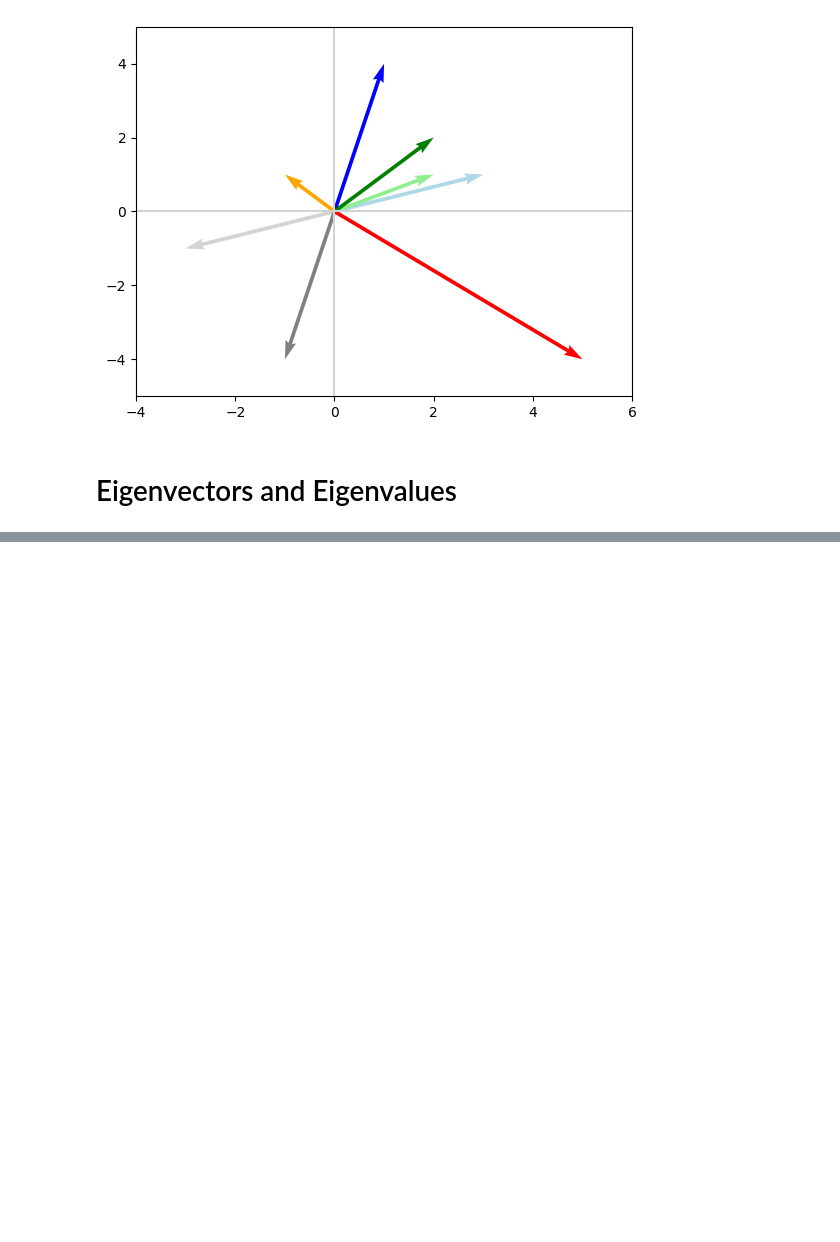
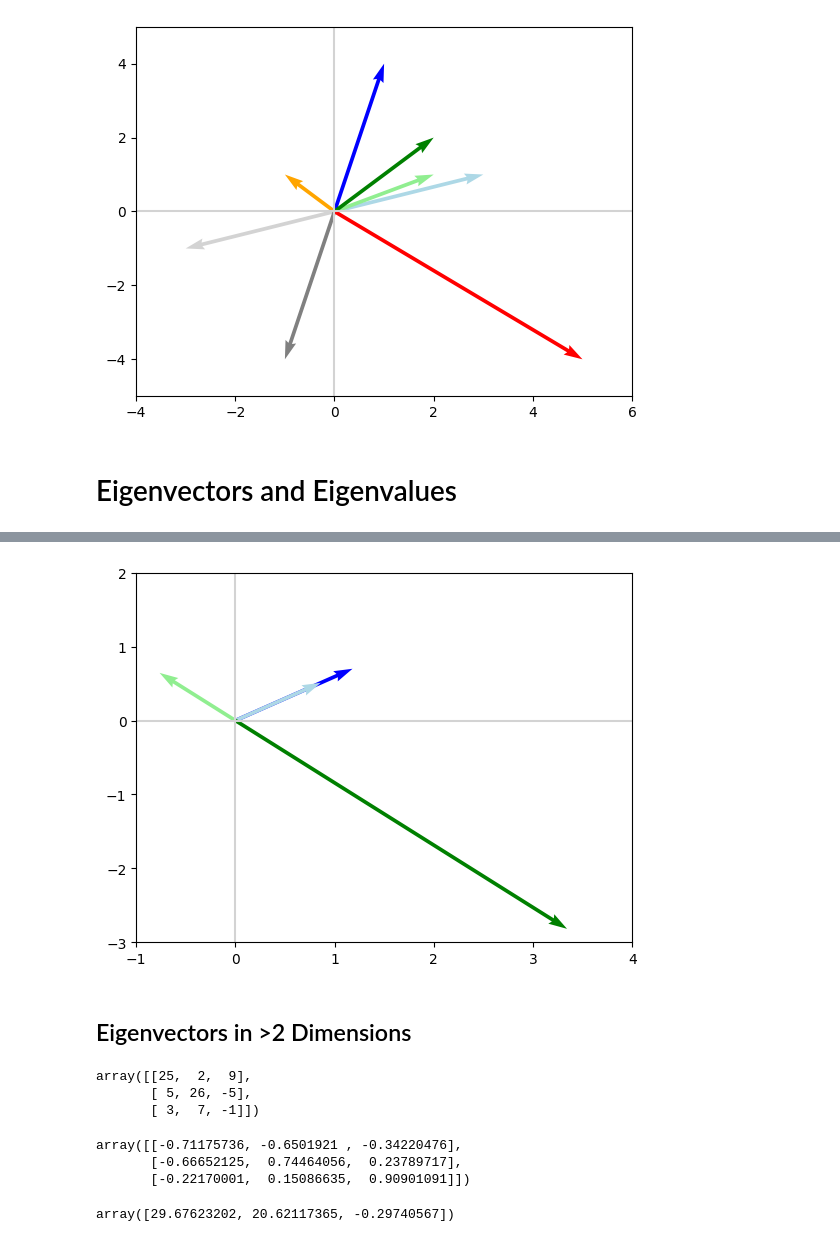
Before and after one commit to Camiloesp/Mathematical-Foundations-of-Machine-Learning, a Jupyter notebook: 34_MatrixOperations.ipynb, the cells around one changed output, grey strips where cells are left out. Cells and saved outputs as stored; diff of their text form; code cells hidden in the pictures; blank space fills up the shorter version.

```diff
--- a/34_MatrixOperations.ipynb
+++ b/34_MatrixOperations.ipynb
@@ -189,0 +318,19 @@ _=plt.ylim(-5,5)
+# %%
+plot_vectors(
+    [Av_p.numpy(), v_p.numpy(), Av2_p.numpy(), v2_p.numpy()],
+    ['blue','lightblue','green','lightgreen']
+)
+
+plt.xlim(-1,4)
+_=plt.ylim(-3,2)
+# %% [output]
+[figure, added]
+# %% [markdown]
+## Eigenvectors in >2 Dimensions
+# %%
+X = np.array([[25,2,9],[5,26,-5],[3,7,-1]])
+X
+# %% [output]
+array([[25,  2,  9],
+       [ 5, 26, -5],
+       [ 3,  7, -1]])
@@ -189,0 +339,10 @@ _=plt.ylim(-5,5)
+# %%
+V_X # One eigenvector per column of X
+# %% [output]
+array([[-0.71175736, -0.6501921 , -0.34220476],
+       [-0.66652125,  0.74464056,  0.23789717],
+       [-0.22170001,  0.15086635,  0.90901091]])
+# %%
+lambdas_X # a corresponding eigenvalue for each eigenvector
+# %% [output]
+array([29.67623202, 20.62117365, -0.29740567])
```
Also changed, not shown: parts of 32 cells of this notebook.
